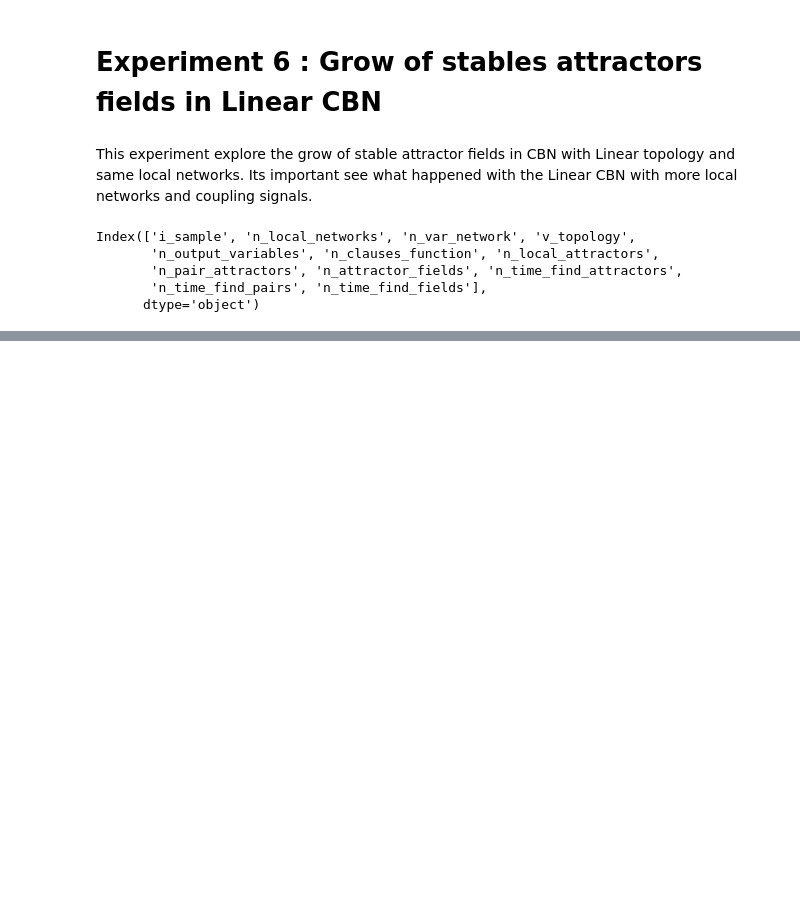
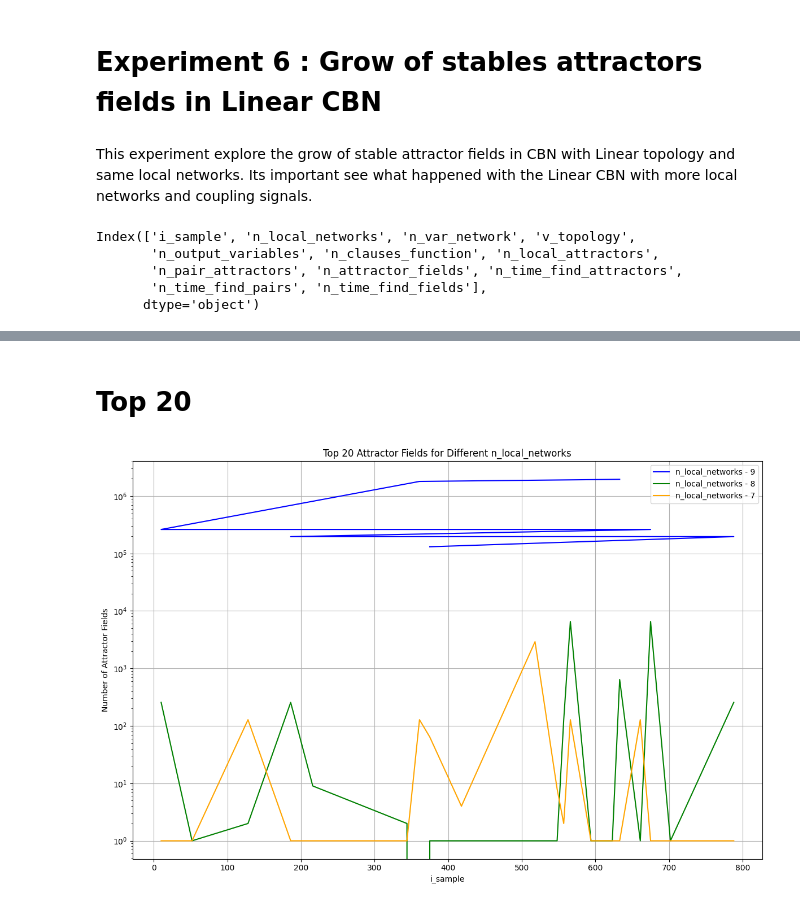
Before and after one commit to crptcusco/cbnetwork, a Jupyter notebook: experiments/scalability/6_linear_aleatory/exp6_analisys.ipynb, the cells around one changed output, grey strips where cells are left out. Cells and saved outputs as stored; diff of their text form; code cells hidden in the pictures; blank space fills up the shorter version.

```diff
--- a/experiments/scalability/6_linear_aleatory/exp6_analisys.ipynb
+++ b/experiments/scalability/6_linear_aleatory/exp6_analisys.ipynb
@@ -176,0 +194,43 @@ for key in df_local_networks_n.keys()[-6:-3]:
+# %% [markdown]
+# Top 20
+# %%
+import pandas as pd
+import matplotlib.pyplot as plt
+
+# Suponiendo que tu DataFrame se llama df y contiene los datos necesarios
+
+# Encontrar el valor máximo de n_local_networks
+max_n_local_network = df['n_local_networks'].max()
+
+# Seleccionar el top 20 de n_attractor_fields para el valor máximo de n_local_networks
+top_20_max = df[df['n_local_networks'] == max_n_local_network].nlargest(20, 'n_attractor_fields')
+i_sample_max = top_20_max['i_sample']
+
+# Seleccionar los registros correspondientes a los i_sample obtenidos anteriormente pero para max_n_local_network - 1
+selected_records_prev_1 = df[(df['n_local_networks'] == max_n_local_network - 1) & (df['i_sample'].isin(i_sample_max))]
+
+# Seleccionar los registros correspondientes a los i_sample obtenidos anteriormente pero para max_n_local_network - 2
+selected_records_prev_2 = df[(df['n_local_networks'] == max_n_local_network - 2) & (df['i_sample'].isin(i_sample_max))]
+
+# Graficar los puntos correspondientes a cada lista
+plt.figure(figsize=(12, 8))
+
+# Graficar top 20 para max_n_local_network
+plt.plot(top_20_max['i_sample'], top_20_max['n_attractor_fields'], color='blue', label=f'n_local_networks - {max_n_local_network}', linestyle='-')
+
+# Graficar top 20 para max_n_local_network - 1
+plt.plot(selected_records_prev_1['i_sample'], selected_records_prev_1['n_attractor_fields'], color='green', label=f'n_local_networks - {max_n_local_network - 1}', linestyle='-')
+
+# Graficar top 20 para max_n_local_network - 2
+plt.plot(selected_records_prev_2['i_sample'], selected_records_prev_2['n_attractor_fields'], color='orange', label=f'n_local_networks - {max_n_local_network - 2}', linestyle='-' )
+
+plt.yscale('log')  # Escala logarítmica en el eje y
+plt.xlabel('i_sample')
+plt.ylabel('Number of Attractor Fields')
+plt.title('Top 20 Attractor Fields for Different n_local_networks')
+plt.legend()
+plt.grid(True)
+plt.tight_layout()
+plt.show()
+# %% [output]
+[figure, added]
```
Also changed, not shown: parts of 7 cells of this notebook, 10 other files.
